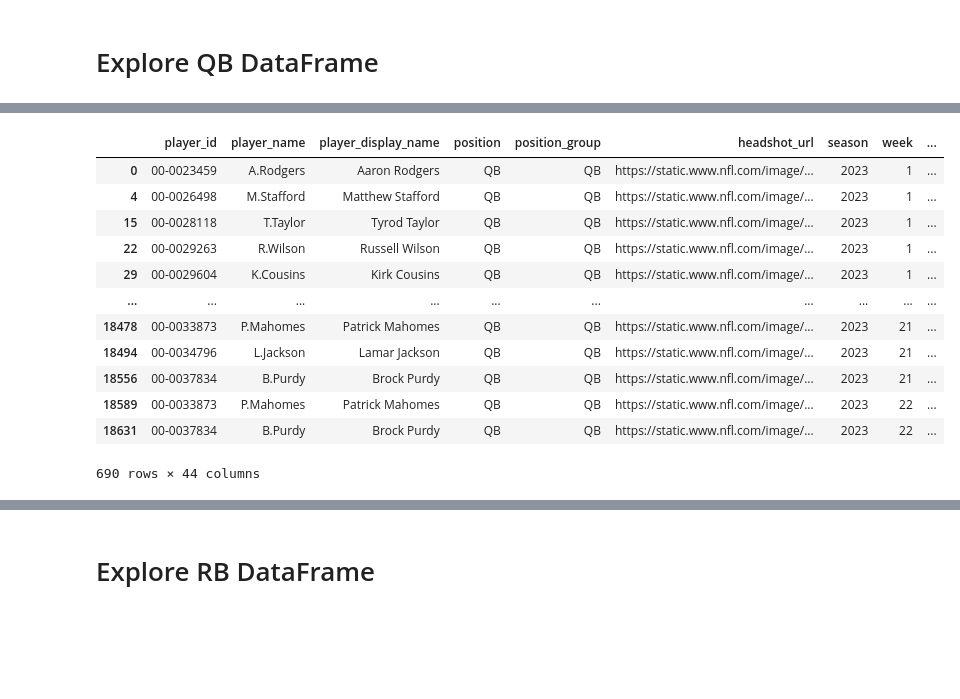
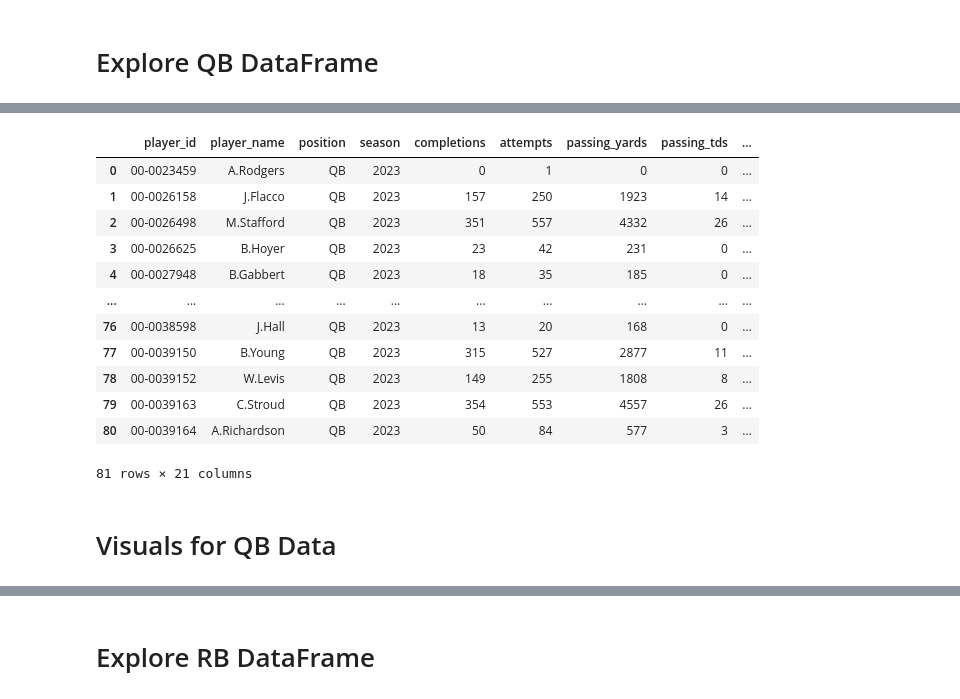
Before and after one commit to rya000667/public-fantast-football-analytics, a Jupyter notebook: expore-api-sports-notebook.ipynb, the cells around one changed output, grey strips where cells are left out. Drawn from its saved outputs; the diff is of its cells as text; code cells hidden in the pictures; blank space fills up the shorter version.

Commit message:
expanded qb dataframe, created season stats, created bar chart for yards by player and season

```diff
--- a/expore-api-sports-notebook.ipynb
+++ b/expore-api-sports-notebook.ipynb
@@ -7,3 +9,7 @@ import pandas as pd
+# %%
+# adjust pandas display options to show all columns and rows
+pd.set_option('display.max_columns', None)
+pd.set_option('display.max_rows', 50)
 # %%
 def client_cxn():
     """
@@ -691,16 +712,47 @@ Length: 26, dtype: large_string[pyarrow]
 # %%
-qb_df
+
+qb_season_agg = qb_df.groupby(['player_id', 'player_name', 'position', 'season']).agg({
+    'completions': 'sum',
+    'attempts': 'sum',
+    'passing_yards': 'sum',
+    'passing_tds': 'sum',
+    'passing_interceptions': 'sum',
+    'sacks_suffered': 'sum',
+    'sack_yards_lost': 'sum',
+    'sack_fumbles': 'sum',
+    'sack_fumbles_lost': 'sum',
+    'passing_air_yards': 'sum',
+    'passing_yards_after_catch': 'sum',
+    'passing_first_downs': 'sum',
+    'passing_epa': 'sum',
+    'passing_cpoe': 'mean'
+})
+
+# games played per season
+qb_season_agg['total_games_played'] = qb_df.groupby(['player_id', 'player_name', 'position', 'season']).size()
+
+# calculate completion percentage
+qb_season_agg['completion_percentage'] = qb_season_agg['completions'] / qb_season_agg['attempts'] * 100
+
+# calculate passing yards per game
+qb_season_agg['passing_yards_per_game'] = qb_season_agg['passing_yards'] / qb_season_agg['total_games_played']
+
+qb_season_agg = qb_season_agg.reset_index()
+
+qb_season_agg
 # %% [output]
-|  | player_id | player_name | player_display_name | position | position_group | headshot_url | season | week | ... |
-| 0 | 00-0023459 | A.Rodgers | Aaron Rodgers | QB | QB | https://static.www.nfl.com/image/... | 2023 | 1 | ... |
-| 4 | 00-0026498 | M.Stafford | Matthew Stafford | QB | QB | https://static.www.nfl.com/image/... | 2023 | 1 | ... |
-| 15 | 00-0028118 | T.Taylor | Tyrod Taylor | QB | QB | https://static.www.nfl.com/image/... | 2023 | 1 | ... |
-| 22 | 00-0029263 | R.Wilson | Russell Wilson | QB | QB | https://static.www.nfl.com/image/... | 2023 | 1 | ... |
-| 29 | 00-0029604 | K.Cousins | Kirk Cousins | QB | QB | https://static.www.nfl.com/image/... | 2023 | 1 | ... |
+|  | player_id | player_name | position | season | completions | attempts | passing_yards | passing_tds | ... |
+| 0 | 00-0023459 | A.Rodgers | QB | 2023 | 0 | 1 | 0 | 0 | ... |
+| 1 | 00-0026158 | J.Flacco | QB | 2023 | 157 | 250 | 1923 | 14 | ... |
+| 2 | 00-0026498 | M.Stafford | QB | 2023 | 351 | 557 | 4332 | 26 | ... |
+| 3 | 00-0026625 | B.Hoyer | QB | 2023 | 23 | 42 | 231 | 0 | ... |
+| 4 | 00-0027948 | B.Gabbert | QB | 2023 | 18 | 35 | 185 | 0 | ... |
 | ... | ... | ... | ... | ... | ... | ... | ... | ... | ... |
-| 18478 | 00-0033873 | P.Mahomes | Patrick Mahomes | QB | QB | https://static.www.nfl.com/image/... | 2023 | 21 | ... |
-| 18494 | 00-0034796 | L.Jackson | Lamar Jackson | QB | QB | https://static.www.nfl.com/image/... | 2023 | 21 | ... |
-| 18556 | 00-0037834 | B.Purdy | Brock Purdy | QB | QB | https://static.www.nfl.com/image/... | 2023 | 21 | ... |
-| 18589 | 00-0033873 | P.Mahomes | Patrick Mahomes | QB | QB | https://static.www.nfl.com/image/... | 2023 | 22 | ... |
-| 18631 | 00-0037834 | B.Purdy | Brock Purdy | QB | QB | https://static.www.nfl.com/image/... | 2023 | 22 | ... |
+| 76 | 00-0038598 | J.Hall | QB | 2023 | 13 | 20 | 168 | 0 | ... |
+| 77 | 00-0039150 | B.Young | QB | 2023 | 315 | 527 | 2877 | 11 | ... |
+| 78 | 00-0039152 | W.Levis | QB | 2023 | 149 | 255 | 1808 | 8 | ... |
+| 79 | 00-0039163 | C.Stroud | QB | 2023 | 354 | 553 | 4557 | 26 | ... |
+| 80 | 00-0039164 | A.Richardson | QB | 2023 | 50 | 84 | 577 | 3 | ... |
-690 rows × 44 columns
+81 rows × 21 columns
+# %% [markdown]
+# Visuals for QB Data
```
Also changed, not shown: parts of 7 cells of this notebook, 1 other file.
